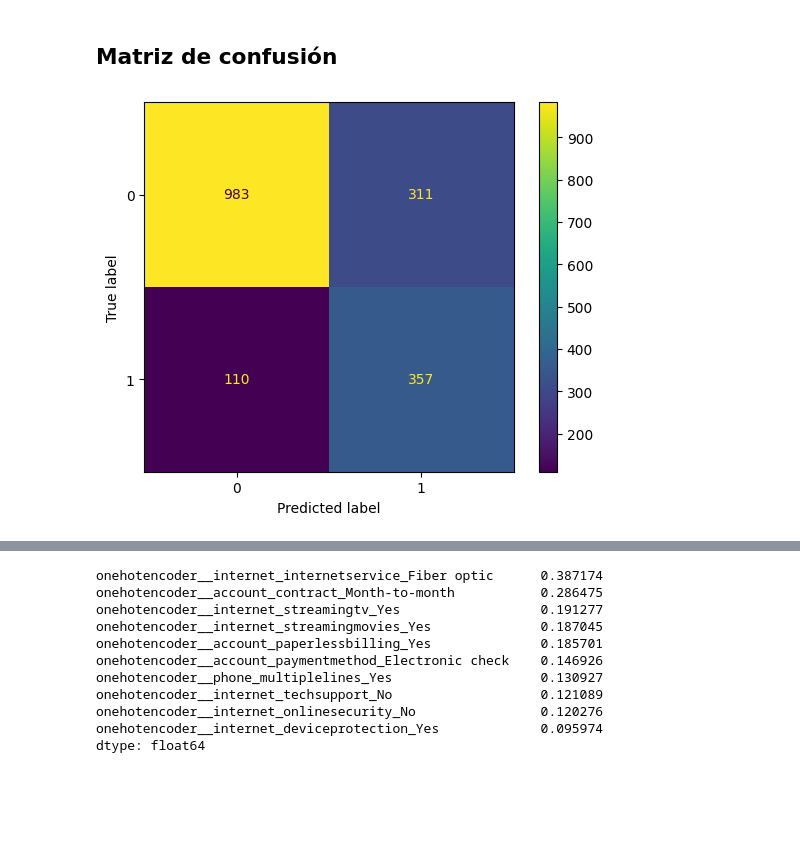
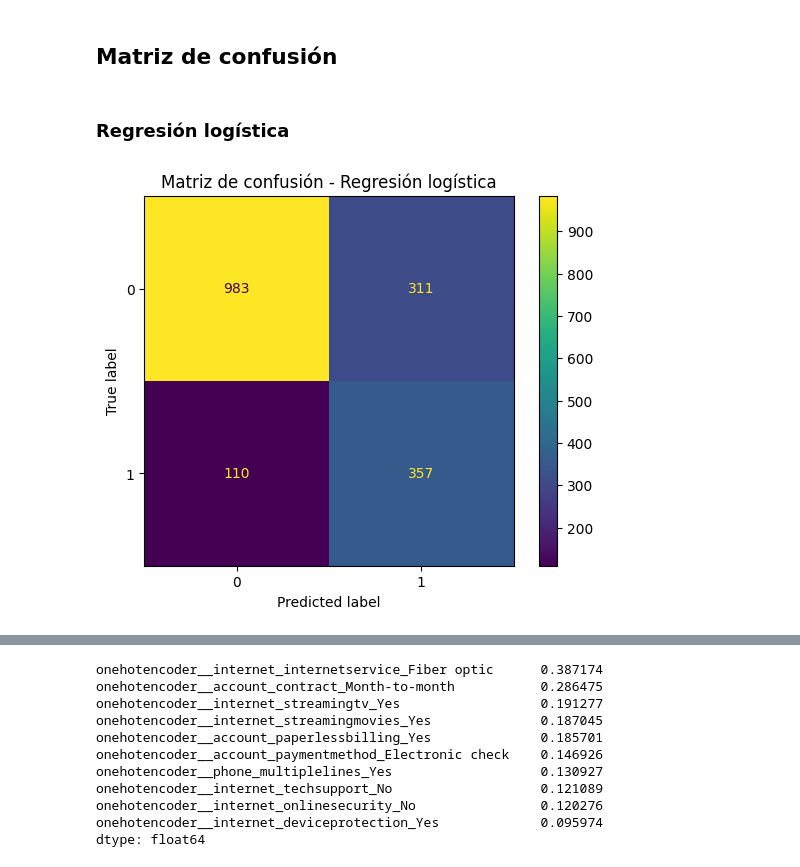
Before and after one commit to AndreaCisneros/challenge-telecomx-2, a Jupyter notebook: telecomx-2.ipynb, the cells around one changed output, grey strips where cells are left out. Drawn from its saved outputs; the diff is of its cells as text; code cells hidden in the pictures; blank space fills up the shorter version.

```diff
--- a/telecomx-2.ipynb
+++ b/telecomx-2.ipynb
@@ -441,14 +451,17 @@ resultados
 # %% [markdown]
 ## Matriz de confusión
+# %% [markdown]
+### Regresión logística
 # %%
 from sklearn.metrics import confusion_matrix, ConfusionMatrixDisplay
 import matplotlib.pyplot as plt
 
 cm = confusion_matrix(y_test, y_pred_log)
 
 disp = ConfusionMatrixDisplay(confusion_matrix=cm)
 disp.plot()
 
+plt.title('Matriz de confusión - Regresión logística')
 plt.show()
 # %% [output]
-[figure, old version]
+[figure, new version]
```
Also changed, not shown: parts of 22 cells of this notebook.
